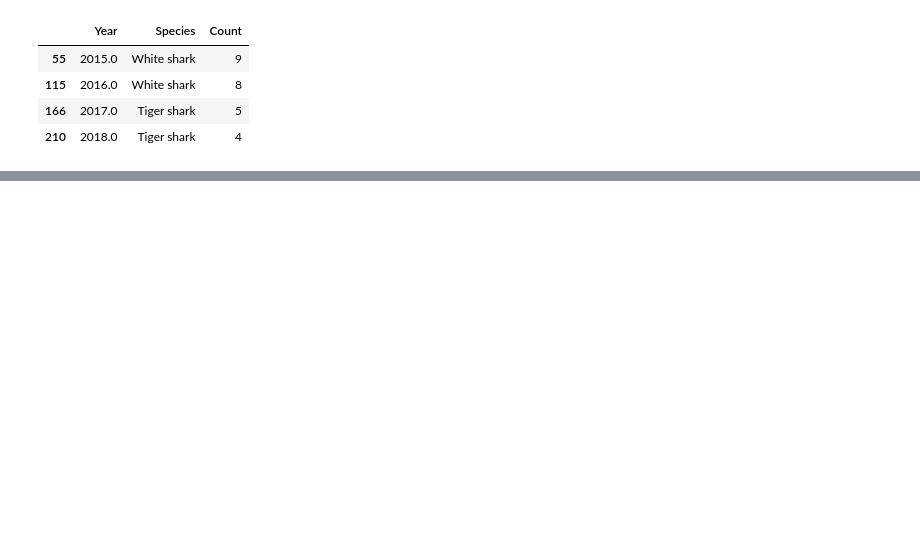
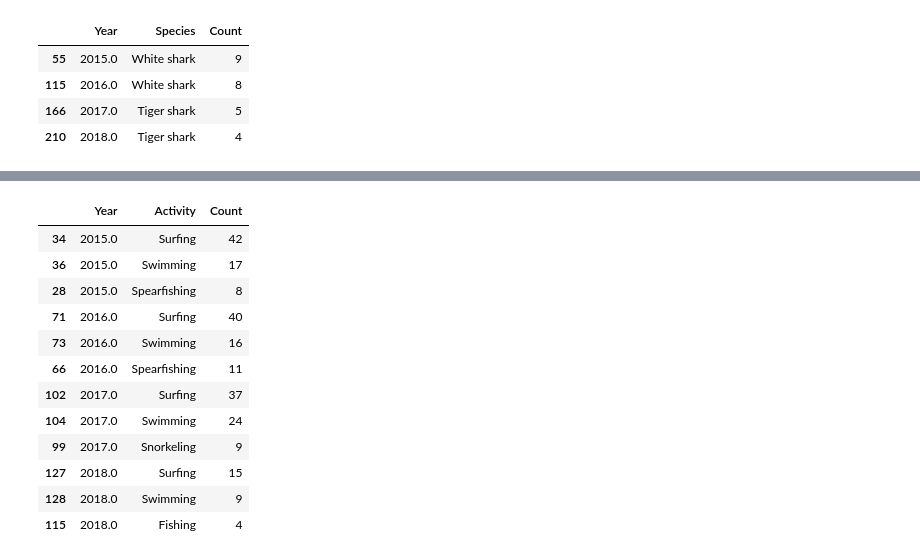
Before and after one commit to leoolessa/Project-one, a Jupyter notebook: test.ipynb, the cells around one changed output, grey strips where cells are left out. Drawn from its saved outputs; the diff is of its cells as text; code cells hidden in the pictures; blank space fills up the shorter version.

```diff
--- a/test.ipynb
+++ b/test.ipynb
@@ -112,0 +172,26 @@ plt.show()
+# %%
+# Identificar a atividade com a maior frequência para cada ano
+top_activity_by_year = (
+    filtered_data.groupby(['Year', 'Activity'])
+    .size()
+    .reset_index(name='Count')
+    .sort_values(['Year', 'Count'], ascending=[True, False])
+    .groupby('Year')
+    .head(3)
+)
+
+top_activity_by_year
+# %% [output]
+|  | Year | Activity | Count |
+| 34 | 2015.0 | Surfing | 42 |
+| 36 | 2015.0 | Swimming | 17 |
+| 28 | 2015.0 | Spearfishing | 8 |
+| 71 | 2016.0 | Surfing | 40 |
+| 73 | 2016.0 | Swimming | 16 |
+| 66 | 2016.0 | Spearfishing | 11 |
+| 102 | 2017.0 | Surfing | 37 |
+| 104 | 2017.0 | Swimming | 24 |
+| 99 | 2017.0 | Snorkeling | 9 |
+| 127 | 2018.0 | Surfing | 15 |
+| 128 | 2018.0 | Swimming | 9 |
+| 115 | 2018.0 | Fishing | 4 |
```
Also changed, not shown: parts of 7 cells of this notebook, 1 other file.
